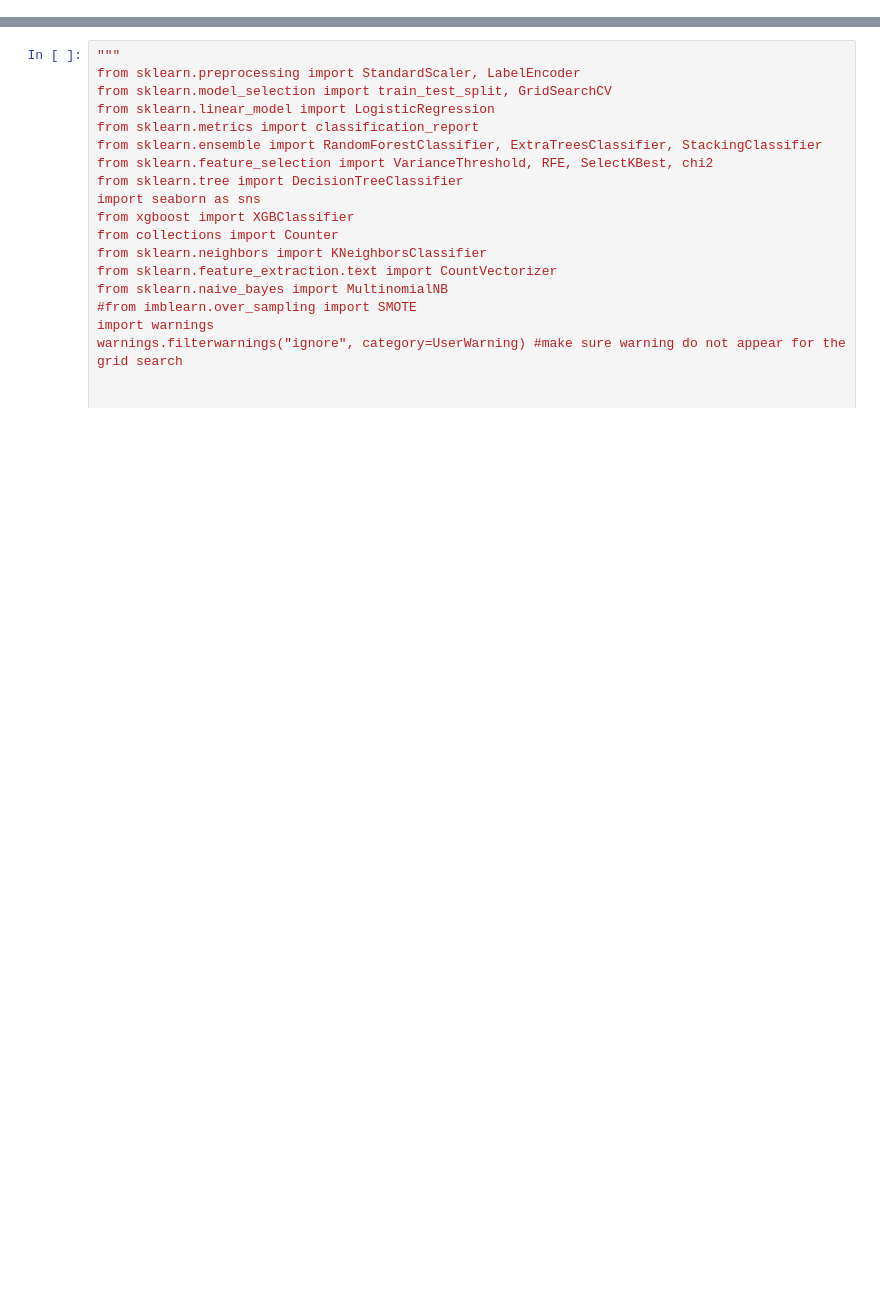
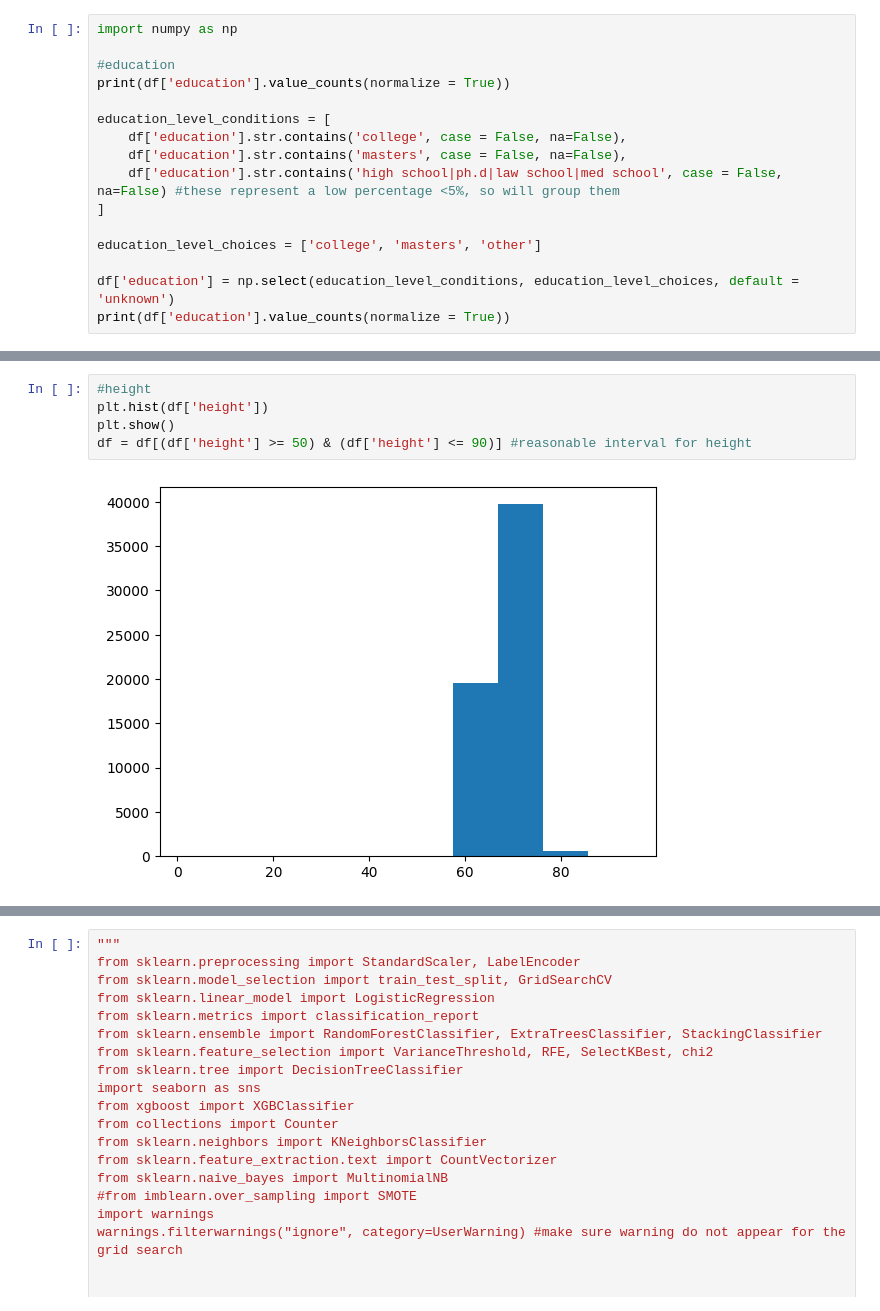
Before and after one commit to pedrodinism/okcupid_data_a_scientist, a Jupyter notebook: date-a-scientist_v2.ipynb, the cells around one changed output, grey strips where cells are left out. Saved outputs shown, nothing was run; the diff lists cells and outputs as text; blank space fills up the shorter version.

```diff
--- a/date-a-scientist_v2.ipynb
+++ b/date-a-scientist_v2.ipynb
@@ -0,0 +194,16 @@
+# %%
+import numpy as np
+
+#education
+print(df['education'].value_counts(normalize = True))
+
+education_level_conditions = [
+    df['education'].str.contains('college', case = False, na=False),
+    df['education'].str.contains('masters', case = False, na=False),
+    df['education'].str.contains('high school|ph.d|law school|med school', case = False, na=False) #these represent a low percentage <5%, so will group them
+]
+
+education_level_choices = ['college', 'masters', 'other']
+
+df['education'] = np.select(education_level_conditions, education_level_choices, default = 'unknown')
+print(df['education'].value_counts(normalize = True))
@@ -0,0 +264,7 @@
+# %%
+#height
+plt.hist(df['height'])
+plt.show()
+df = df[(df['height'] >= 50) & (df['height'] <= 90)] #reasonable interval for height
+# %% [output]
+[figure, added]
```
Also changed, not shown: parts of 25 cells of this notebook.
